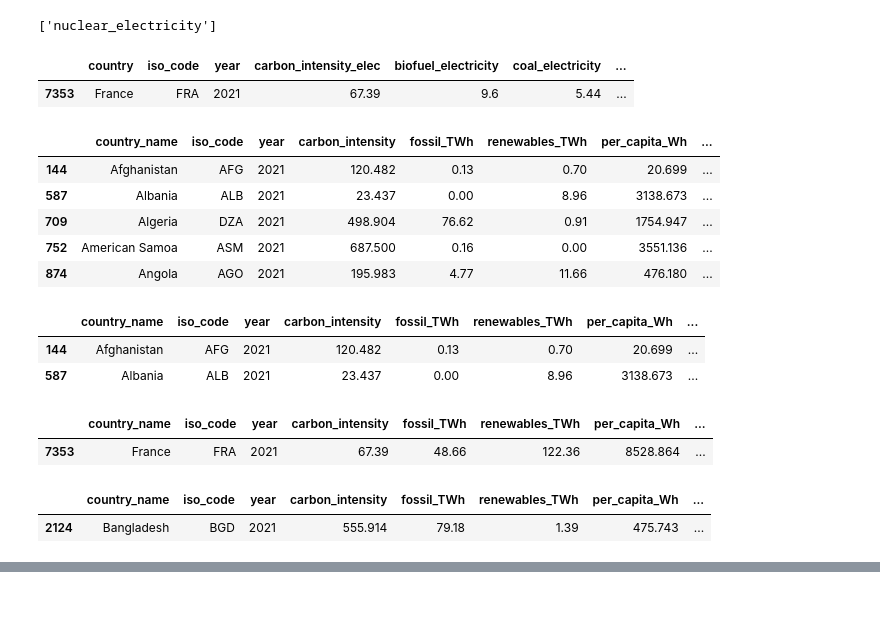
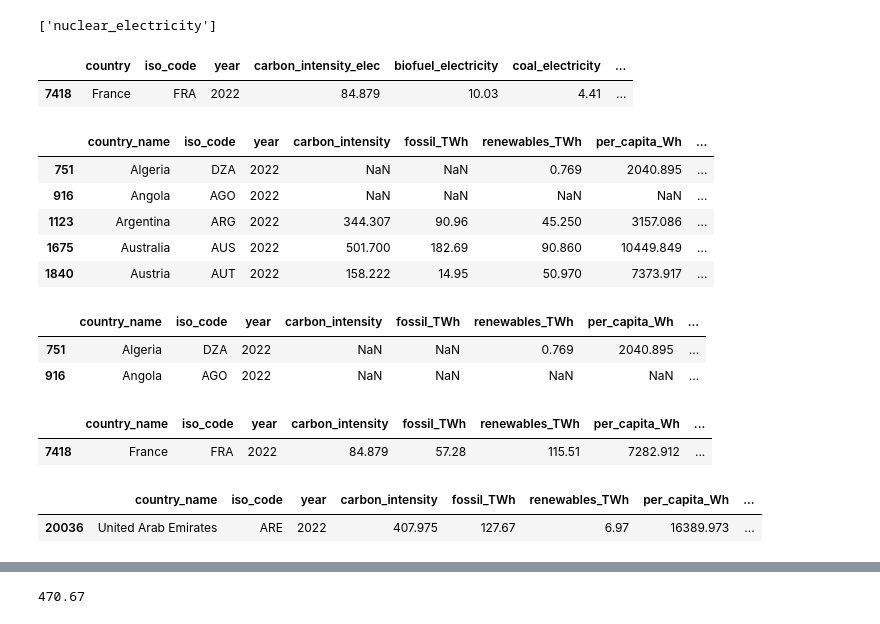
Before and after one commit to mlco2/codecarbon, a Jupyter notebook: codecarbon/data/private_infra/our_world_in_data-2022_data.ipynb, the cells around one changed output, grey strips where cells are left out. Cells and saved outputs as stored; diff of their text form; code cells hidden in the pictures.

Commit message:
Update electricity mix to 2022.

```diff
--- a/codecarbon/data/private_infra/our_world_in_data-2021_data.ipynb
+++ b/codecarbon/data/private_infra/our_world_in_data-2022_data.ipynb
@@ -49,12 +56,12 @@ nuke_col
 # %%
 carbon_intensity_col = [c for c in df.columns.to_list() if "intensity" in c]
 # %%
-df[['country', 'iso_code', 'year'] + carbon_intensity_col + elec_col].query("iso_code=='FRA' and year==2021")
+df[['country', 'iso_code', 'year'] + carbon_intensity_col + elec_col].query("iso_code=='FRA' and year==2022")
 # %% [output]
 |  | country | iso_code | year | carbon_intensity_elec | biofuel_electricity | coal_electricity | ... |
-| 7353 | France | FRA | 2021 | 67.39 | 9.6 | 5.44 | ... |
+| 7418 | France | FRA | 2022 | 84.879 | 10.03 | 4.41 | ... |
 # %%
-df_filtered = df[['country', 'iso_code', 'year'] + carbon_intensity_col + elec_col].query("year==2021 and iso_code.notnull()")
+df_filtered = df[['country', 'iso_code', 'year'] + carbon_intensity_col + elec_col].query("year==2022 and iso_code.notnull()")
 columns_names = {
     'country':'country_name',
     'carbon_intensity_elec':'carbon_intensity',
@@ -68,56 +75,56 @@ columns_names = {
     'oil_electricity':'oil_TWh',
     'other_renewable_electricity':'other_renewable_TWh',
     'other_renewable_exc_biofuel_electricity':'other_renewable_exc_biofuel_TWh',
     'per_capita_electricity':'per_capita_Wh',
     'renewables_electricity':'renewables_TWh',
     'solar_electricity':'solar_TWh',
     'wind_electricity':'wind_TWh'
 }
 df_filtered.rename(columns=columns_names, inplace=True)
 df_filtered = df_filtered[['country_name',
                         'iso_code',
                         'year',
                         'carbon_intensity',
                         'fossil_TWh',
                         'renewables_TWh',
                         'per_capita_Wh',
                         'coal_TWh',
                         'gas_TWh',
                         'oil_TWh',
                         'solar_TWh',
                         'wind_TWh',
                         'hydroelectricity_TWh',
                         'other_renewable_TWh',
                         'other_renewable_exc_biofuel_TWh',
                         'nuclear_TWh',
                         'biofuel_TWh',
                         'low_carbon_TWh']]
 df_filtered.head(5)
 # %% [output]
 |  | country_name | iso_code | year | carbon_intensity | fossil_TWh | renewables_TWh | per_capita_Wh | ... |
-| 144 | Afghanistan | AFG | 2021 | 120.482 | 0.13 | 0.70 | 20.699 | ... |
-| 587 | Albania | ALB | 2021 | 23.437 | 0.00 | 8.96 | 3138.673 | ... |
-| 709 | Algeria | DZA | 2021 | 498.904 | 76.62 | 0.91 | 1754.947 | ... |
-| 752 | American Samoa | ASM | 2021 | 687.500 | 0.16 | 0.00 | 3551.136 | ... |
-| 874 | Angola | AGO | 2021 | 195.983 | 4.77 | 11.66 | 476.180 | ... |
+| 751 | Algeria | DZA | 2022 | NaN | NaN | 0.769 | 2040.895 | ... |
+| 916 | Angola | AGO | 2022 | NaN | NaN | NaN | NaN | ... |
+| 1123 | Argentina | ARG | 2022 | 344.307 | 90.96 | 45.250 | 3157.086 | ... |
+| 1675 | Australia | AUS | 2022 | 501.700 | 182.69 | 90.860 | 10449.849 | ... |
+| 1840 | Austria | AUT | 2022 | 158.222 | 14.95 | 50.970 | 7373.917 | ... |
 # %%
 columns_to_sum = ["fossil_TWh", "renewables_TWh", "nuclear_TWh"]
 df_filtered['total_TWh'] = df_filtered[columns_to_sum].sum(axis=1)
 df_filtered.head(2)
 # %% [output]
 |  | country_name | iso_code | year | carbon_intensity | fossil_TWh | renewables_TWh | per_capita_Wh | ... |
-| 144 | Afghanistan | AFG | 2021 | 120.482 | 0.13 | 0.70 | 20.699 | ... |
-| 587 | Albania | ALB | 2021 | 23.437 | 0.00 | 8.96 | 3138.673 | ... |
+| 751 | Algeria | DZA | 2022 | NaN | NaN | 0.769 | 2040.895 | ... |
+| 916 | Angola | AGO | 2022 | NaN | NaN | NaN | NaN | ... |
 # %%
 df_filtered.query("iso_code=='FRA'")
 # %% [output]
 |  | country_name | iso_code | year | carbon_intensity | fossil_TWh | renewables_TWh | per_capita_Wh | ... |
-| 7353 | France | FRA | 2021 | 67.39 | 48.66 | 122.36 | 8528.864 | ... |
+| 7418 | France | FRA | 2022 | 84.879 | 57.28 | 115.51 | 7282.912 | ... |
 # %%
-df_filtered.query("iso_code=='BGD'")
+df_filtered.query("iso_code=='ARE'")
 # %% [output]
 |  | country_name | iso_code | year | carbon_intensity | fossil_TWh | renewables_TWh | per_capita_Wh | ... |
-| 2124 | Bangladesh | BGD | 2021 | 555.914 | 79.18 | 1.39 | 475.743 | ... |
+| 20036 | United Arab Emirates | ARE | 2022 | 407.975 | 127.67 | 6.97 | 16389.973 | ... |
 # %% [markdown]
 renewables_Twh = hydroelectricity_Twh + wind_Twh + solar_Twh + other_renewable_Twh
 
@@ -125,11 +132,13 @@ RTE Production
 
 ![RTE](2023-07-07-22-40-48.png)
 # %%
-# French electricity consumption in 2021 from https://ourworldindata.org/grapher/elec-mix-bar?stackMode=absolute&facet=metric&country=~FRA
-# 57 TWh fossil + 297 TWh nuclear + 115 TWh renewable = 469 TWh
+# French electricity consumption in 2022 from https://ourworldindata.org/grapher/elec-mix-bar?stackMode=absolute&facet=metric&country=~FRA
+# 57 TWh fossil + 298 TWh nuclear + 116 TWh renewable = 471 TWh
 # From https://bilan-electrique-2021.rte-france.com/# we read 522 TWh for Production, but 468 TWh of consumption.
-# Here we found 550 TWh, which is not the same !
+# Here we found 470 TWh, which is pretty close.
 
-assert df_filtered.query("iso_code=='FRA'")["total_TWh"].values[0] == 550.38
+df_filtered.query("iso_code=='FRA'")["total_TWh"].values[0]
+# %% [output]
+470.67
 # %%
 energy_mix = {}
```
Also changed, not shown: parts of 11 cells of this notebook, 1 other file.
